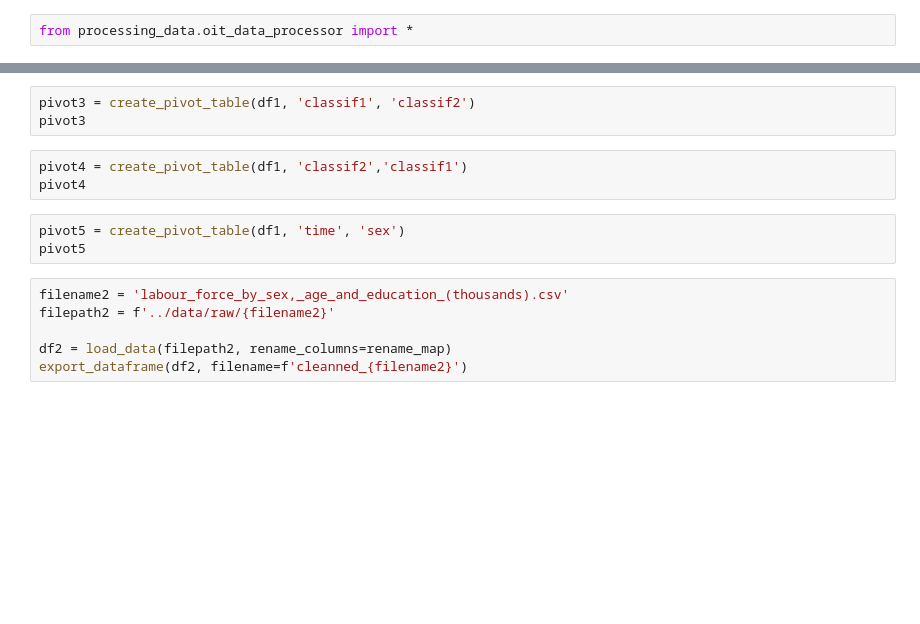
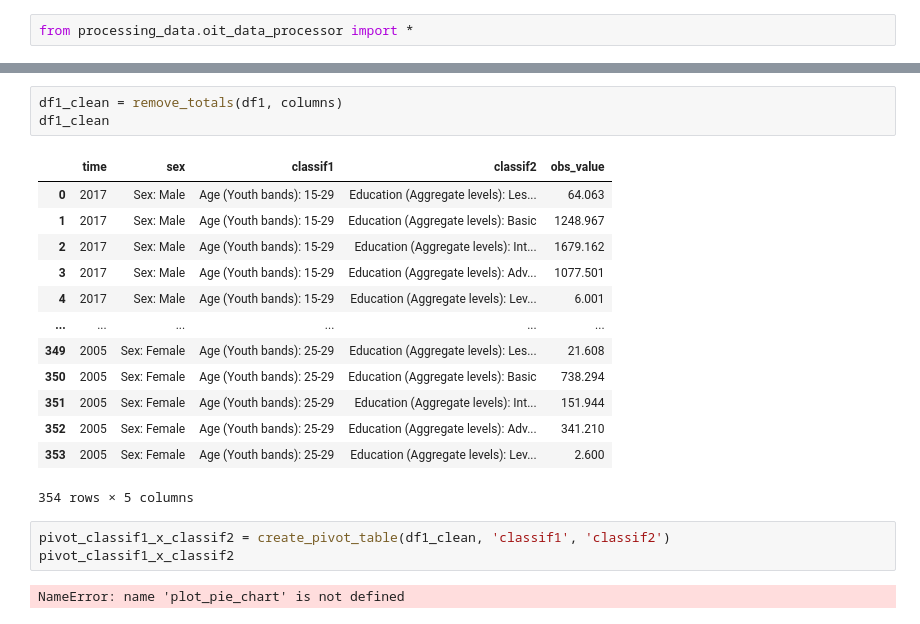
Before and after one commit to d4na3l/empleabilidad-jovenes-VE, a Jupyter notebook: notebooks/oit_data_processor_functions_test.ipynb, the cells around one changed output, grey strips where cells are left out. Drawn from its saved outputs; the diff is of its cells as text; blank space fills up the shorter version.

Commit message:
test(processing_data): tests for data processing functions finished

```diff
--- a/notebooks/oit_data_processor_functions_test.ipynb
+++ b/notebooks/oit_data_processor_functions_test.ipynb
@@ -112,15 +46,22 @@ pivot2
+# %%
+df1_clean = remove_totals(df1, columns)
+df1_clean
+# %% [output]
+|  | time | sex | classif1 | classif2 | obs_value |
+| 0 | 2017 | Sex: Male | Age (Youth bands): 15-29 | Education (Aggregate levels): Les... | 64.063 |
+| 1 | 2017 | Sex: Male | Age (Youth bands): 15-29 | Education (Aggregate levels): Basic | 1248.967 |
+| 2 | 2017 | Sex: Male | Age (Youth bands): 15-29 | Education (Aggregate levels): Int... | 1679.162 |
+| 3 | 2017 | Sex: Male | Age (Youth bands): 15-29 | Education (Aggregate levels): Adv... | 1077.501 |
+| 4 | 2017 | Sex: Male | Age (Youth bands): 15-29 | Education (Aggregate levels): Lev... | 6.001 |
+| ... | ... | ... | ... | ... | ... |
+| 349 | 2005 | Sex: Female | Age (Youth bands): 25-29 | Education (Aggregate levels): Les... | 21.608 |
+| 350 | 2005 | Sex: Female | Age (Youth bands): 25-29 | Education (Aggregate levels): Basic | 738.294 |
+| 351 | 2005 | Sex: Female | Age (Youth bands): 25-29 | Education (Aggregate levels): Int... | 151.944 |
+| 352 | 2005 | Sex: Female | Age (Youth bands): 25-29 | Education (Aggregate levels): Adv... | 341.210 |
+| 353 | 2005 | Sex: Female | Age (Youth bands): 25-29 | Education (Aggregate levels): Lev... | 2.600 |
+354 rows × 5 columns
 # %%
-pivot3 = create_pivot_table(df1, 'classif1', 'classif2')
-pivot3
+pivot_classif1_x_classif2 = create_pivot_table(df1_clean, 'classif1', 'classif2')
+pivot_classif1_x_classif2
+# %% [output]
+NameError: name 'plot_pie_chart' is not defined
-# %%
-pivot4 = create_pivot_table(df1, 'classif2','classif1')
-pivot4
-# %%
-pivot5 = create_pivot_table(df1, 'time', 'sex')
-pivot5
-# %%
-filename2 = 'labour_force_by_sex,_age_and_education_(thousands).csv'
-filepath2 = f'../data/raw/{filename2}'
-
-df2 = load_data(filepath2, rename_columns=rename_map)
-export_dataframe(df2, filename=f'cleanned_{filename2}')
```
Also changed, not shown: parts of 21 cells of this notebook.
